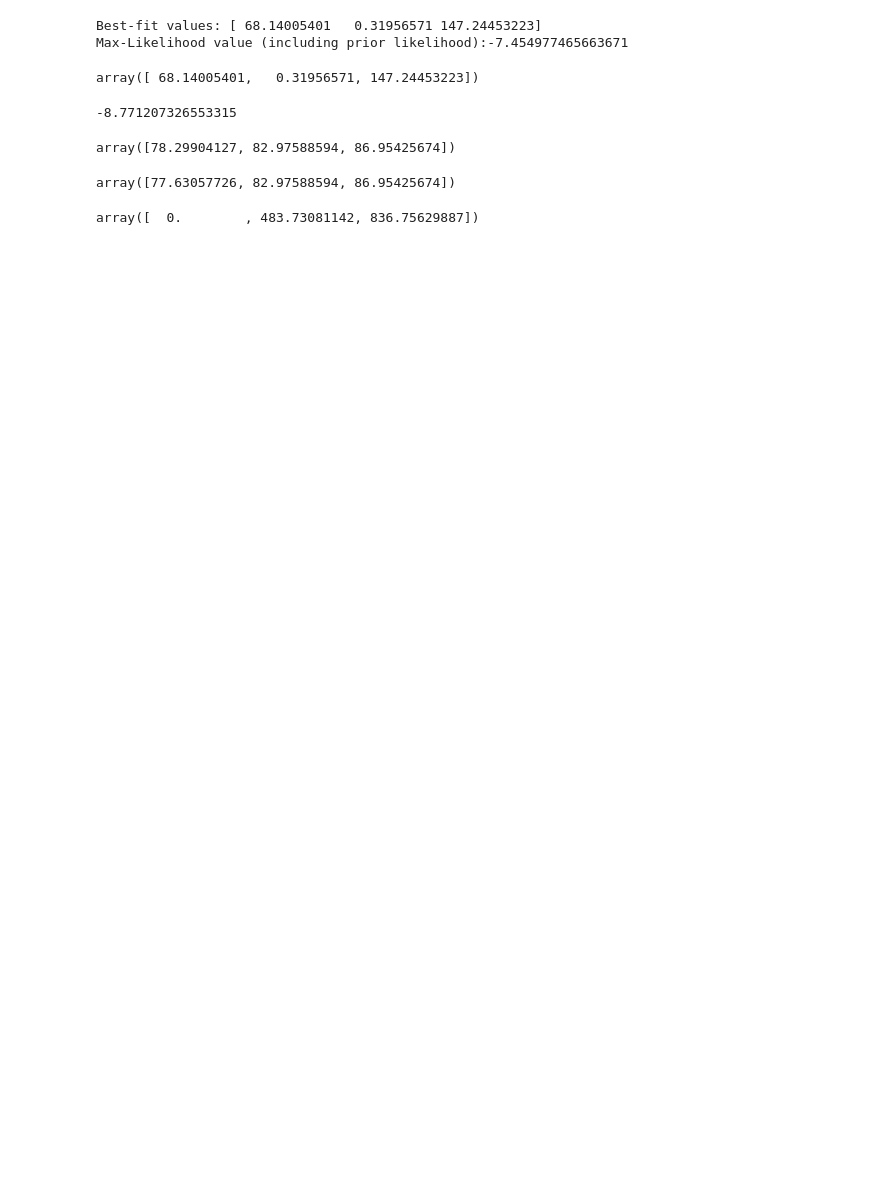
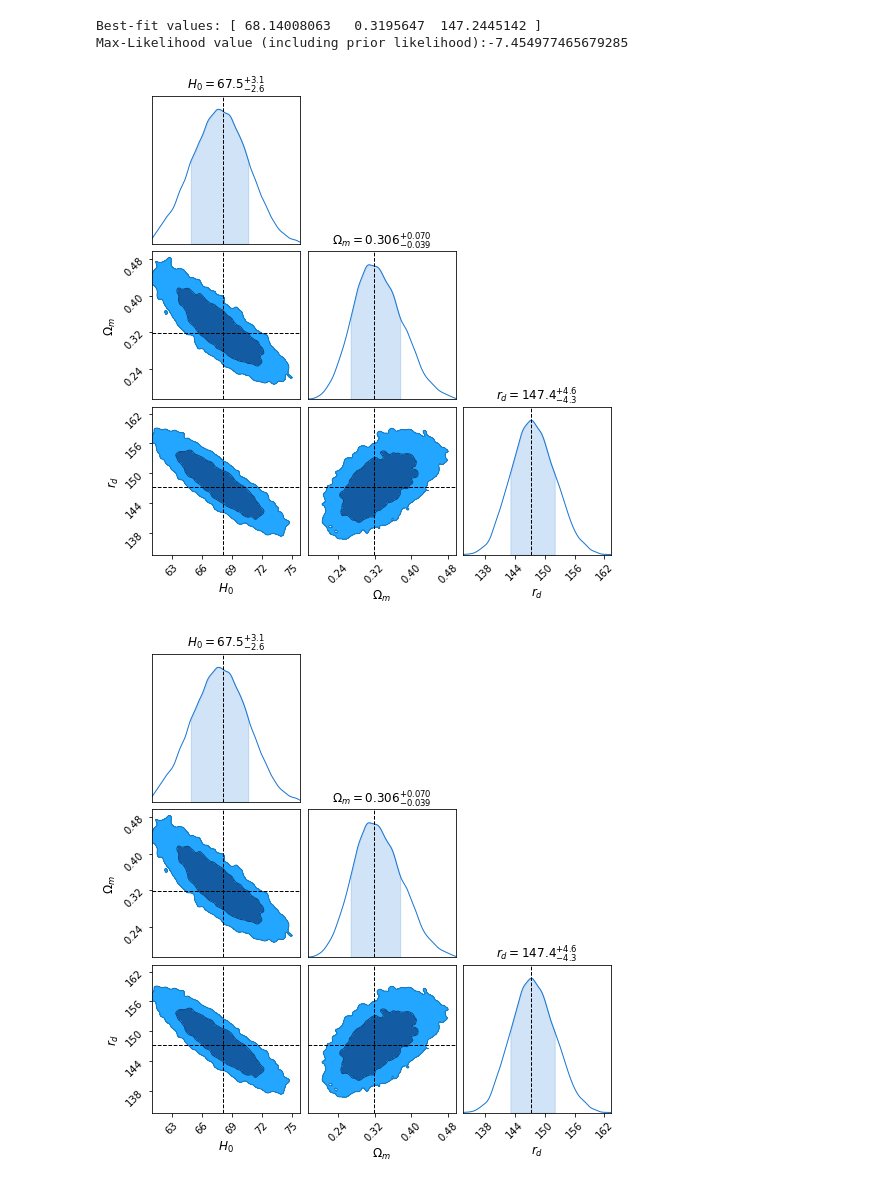
Before and after one commit to cosomelet/marcia, a Jupyter notebook: Notebooks/likelihood.ipynb, the cells around one changed output. Cells and saved outputs as stored; diff of their text form; code cells hidden in the pictures; blank space fills up the shorter version.

Commit message:
sampler
Signed-off-by: Anto Idicherian Lonappan <antolonappan@icloud.com>

```diff
--- a/Notebooks/likelihood.ipynb
+++ b/Notebooks/likelihood.ipynb
@@ -10,25 +9,10 @@ from marcia import Likelihood
 from marcia import Sampler
 # %%
-lh = Sampler('LCDM',['H0','Omega_m','r_d'],['CC','BAO-alam'])
+Samp = Sampler('LCDM',['H0','Omega_m','r_d'],['CC','BAO-alam'],[70,0.3,147])
-# %%
-lh.MLE([70,0.3,145])
-# %% [output]
-Best-fit values: [ 68.14005401   0.31956571 147.24453223]
-Max-Likelihood value (including prior likelihood):-7.454977465663671
-array([ 68.14005401,   0.31956571, 147.24453223])
-# %%
-lh.logProb([70,0.3])
-# %% [output]
--8.771207326553315
-# %%
-lh.theory.hubble_rate([68,0.2,146],np.array([0.38, 0.51, 0.61]))
-# %% [output]
-array([78.29904127, 82.97588594, 86.95425674])
-# %%
-lh.theory.hubble_rate([68,0.2,146],np.array([0.36, 0.51, 0.61]))
-# %% [output]
-array([77.63057726, 82.97588594, 86.95425674])
-# %%
-lh.theory.transverse_distance([68,0.2,146],np.array([0.38, 0.51, 0.61]))
-# %% [output]
-array([  0.        , 483.73081142, 836.75629887])
+# %%
+Samp.corner_plot()
+# %% [output]
+Best-fit values: [ 68.14008063   0.3195647  147.2445142 ]
+Max-Likelihood value (including prior likelihood):-7.454977465679285
+[figure, added]
+[figure, added]
```
Also changed, not shown: parts of 1 cell of this notebook, 1 other file.
